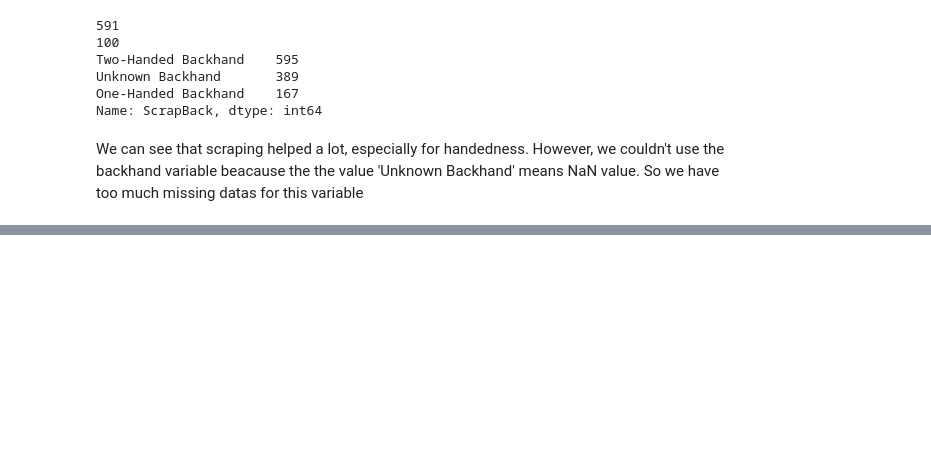
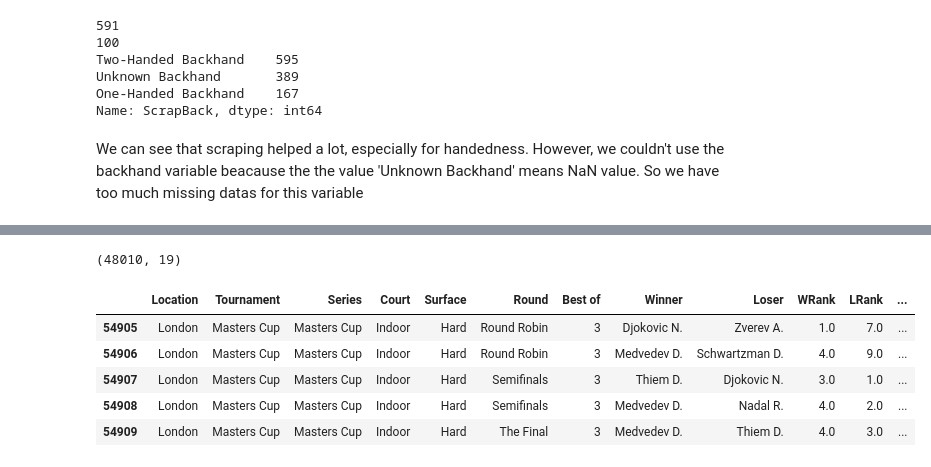
Before and after one commit to pmecchia/atp_matches, a Jupyter notebook: Model prediction.ipynb, the cells around one changed output, grey strips where cells are left out. Saved outputs shown, nothing was run; the diff lists cells and outputs as text; code cells hidden in the pictures; blank space fills up the shorter version.

```diff
--- a/Model prediction.ipynb
+++ b/Model prediction.ipynb
@@ -464,0 +508,13 @@ We can see that scraping helped a lot, especially for handedness. However, we co
+# %%
+df_new_features=df_new_features.drop(['NameW','NameL'],axis=1) # columns already present with Winner and Loser
+df_new_features=df_new_features.dropna() # delete rows with NaN values
+df_new_features=df_new_features.drop_duplicates() #delete duplicated rows
+print(df_new_features.shape)
+# %% [output]
+(48010, 19)
+|  | Location | Tournament | Series | Court | Surface | Round | Best of | Winner | Loser | WRank | LRank | ... |
+| 54905 | London | Masters Cup | Masters Cup | Indoor | Hard | Round Robin | 3 | Djokovic N. | Zverev A. | 1.0 | 7.0 | ... |
+| 54906 | London | Masters Cup | Masters Cup | Indoor | Hard | Round Robin | 3 | Medvedev D. | Schwartzman D. | 4.0 | 9.0 | ... |
+| 54907 | London | Masters Cup | Masters Cup | Indoor | Hard | Semifinals | 3 | Thiem D. | Djokovic N. | 3.0 | 1.0 | ... |
+| 54908 | London | Masters Cup | Masters Cup | Indoor | Hard | Semifinals | 3 | Medvedev D. | Nadal R. | 4.0 | 2.0 | ... |
+| 54909 | London | Masters Cup | Masters Cup | Indoor | Hard | The Final | 3 | Medvedev D. | Thiem D. | 4.0 | 3.0 | ... |
```
Also changed, not shown: parts of 14 cells of this notebook.
